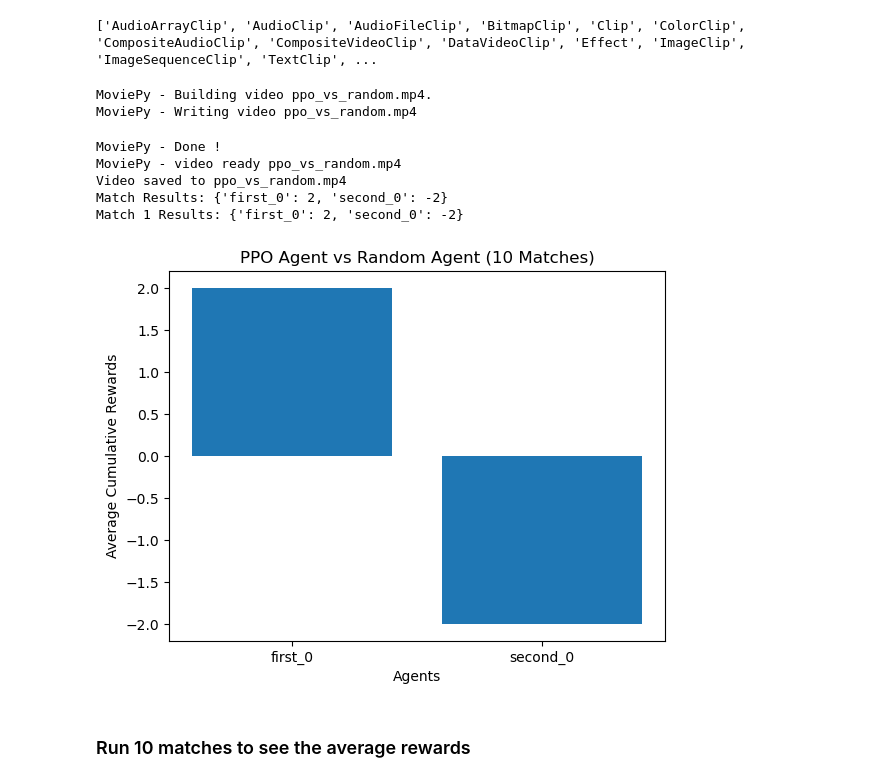
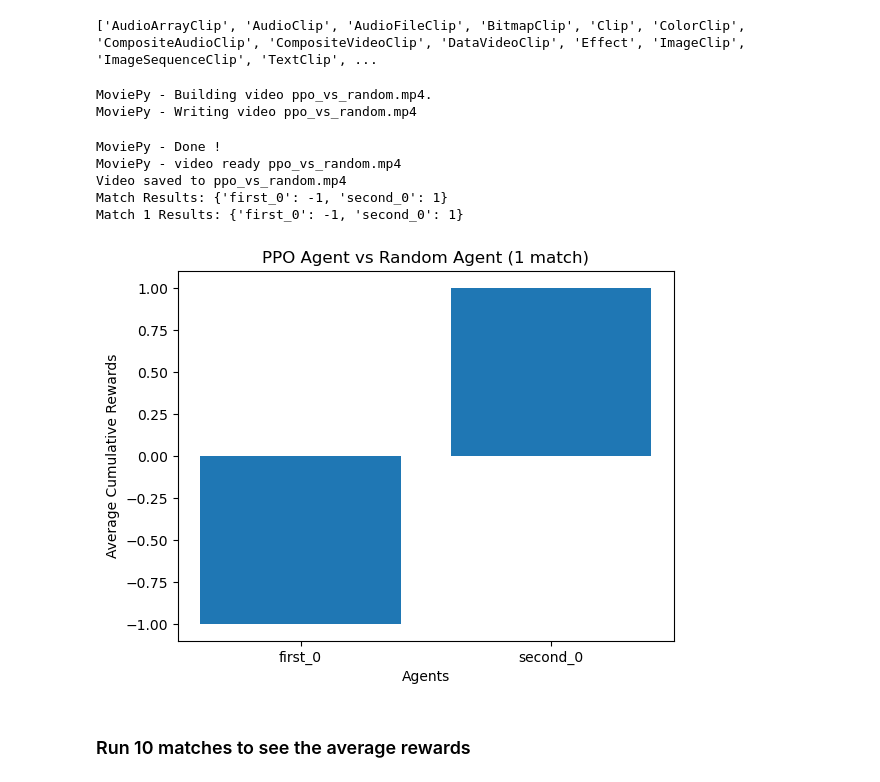
Before and after one commit to hebrian/boxing, a Jupyter notebook: test_self_play_PPO.ipynb, the cells around one changed output. Drawn from its saved outputs; the diff is of its cells as text; code cells hidden in the pictures.

Commit message:
newest model

```diff
--- a/test_self_play_PPO.ipynb
+++ b/test_self_play_PPO.ipynb
@@ -396,7 +396,7 @@ opponent_policies = []
 
 # Step 1: Set up the environment
 env = boxing_v2.env(render_mode="rgb_array")
-env.reset(seed=42)
+# env.reset(seed=42)
 env = pad_observations_v0(env)
 env = pad_action_space_v0(env)
 env = resize_v1(env, 84, 84)  # Resize frames to 84x84
@@ -410,9 +410,9 @@ obs_shape = (1, 84, 84)  # Single frame (no stacking)
 action_space = env.action_space("first_0")  # Example action space for an agent
 ppo = PPO(obs_shape, action_space, lr=3e-5, gamma=0.9, epsilon=0.2, gae_lambda=0.95)
 
-# Load pre-trained models if necessary
+# Load pre-trained models
 # ppo.load_value_network(value_model_path)  # load value network
-ppo.load_policy_network(policy_model_path) # load policy network
+# ppo.load_policy_network(policy_model_path) # load policy network
 
 # Initialize the buffer
 buffer = RolloutBuffer()
@@ -423,7 +423,7 @@ episode_value_losses = []
 episode_total_losses = []
 
 # Step 3: Training Loop
-num_episodes = 400
+num_episodes = 100
 max_steps_per_episode = 5000  # Maximum steps to prevent infinite loops
 self_play_checkpoint_interval = 2  # Save the policy every N episodes for self-play
 # Initialize reward tracking
@@ -645,7 +643,7 @@ env = dtype_v0(env, dtype="float32")  # Convert observations to float32
 env = normalize_obs_v0(env, env_min=0, env_max=1)  # Normalize pixel values
 # %%
 # Load trained PPO model
-policy_model_path = "ppo_Dec_15_full/ppo_policy_model.pth"
+policy_model_path = "ppo_Dec_16_full/ppo_policy_model.pth"
 ppo_agent = PPOAgent((1, 84, 84), env.action_space("first_0"))
 ppo_agent.load_state_dict(torch.load(policy_model_path))
 
@@ -759,17 +757,17 @@ MoviePy - Writing video ppo_vs_random.mp4
 MoviePy - Done !
 MoviePy - video ready ppo_vs_random.mp4
 Video saved to ppo_vs_random.mp4
-Match Results: {'first_0': 2, 'second_0': -2}
-Match 1 Results: {'first_0': 2, 'second_0': -2}
+Match Results: {'first_0': -1, 'second_0': 1}
+Match 1 Results: {'first_0': -1, 'second_0': 1}
 # %%
 # bar plot of average rewards
 plt.bar(agents, scores)
 plt.xlabel("Agents")
 plt.ylabel("Average Cumulative Rewards")
-plt.title("PPO Agent vs Random Agent (10 Matches)")
+plt.title("PPO Agent vs Random Agent (1 match)")
 plt.show()
 # %% [output]
-[figure, old version]
+[figure, new version]
 # %% [markdown]
 ### Run 10 matches to see the average rewards
 # %%
```
Also changed, not shown: parts of 8 cells of this notebook, 5 other files.
